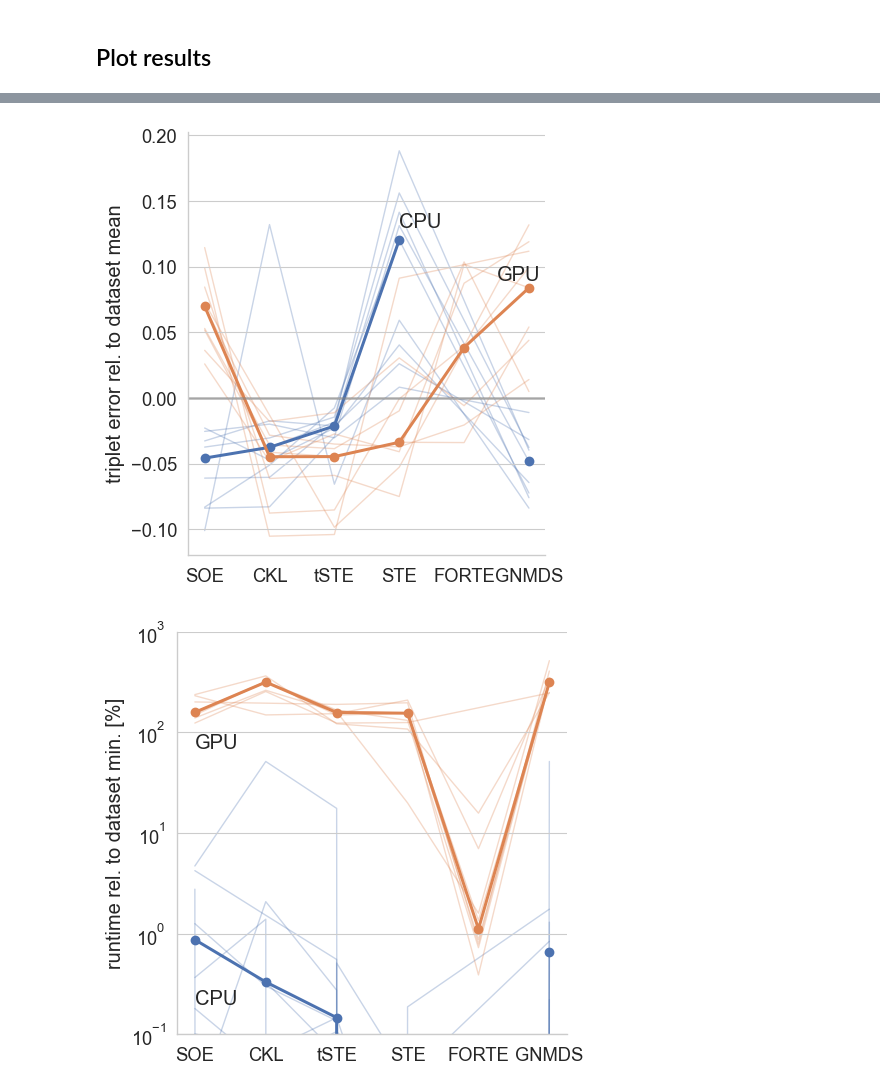
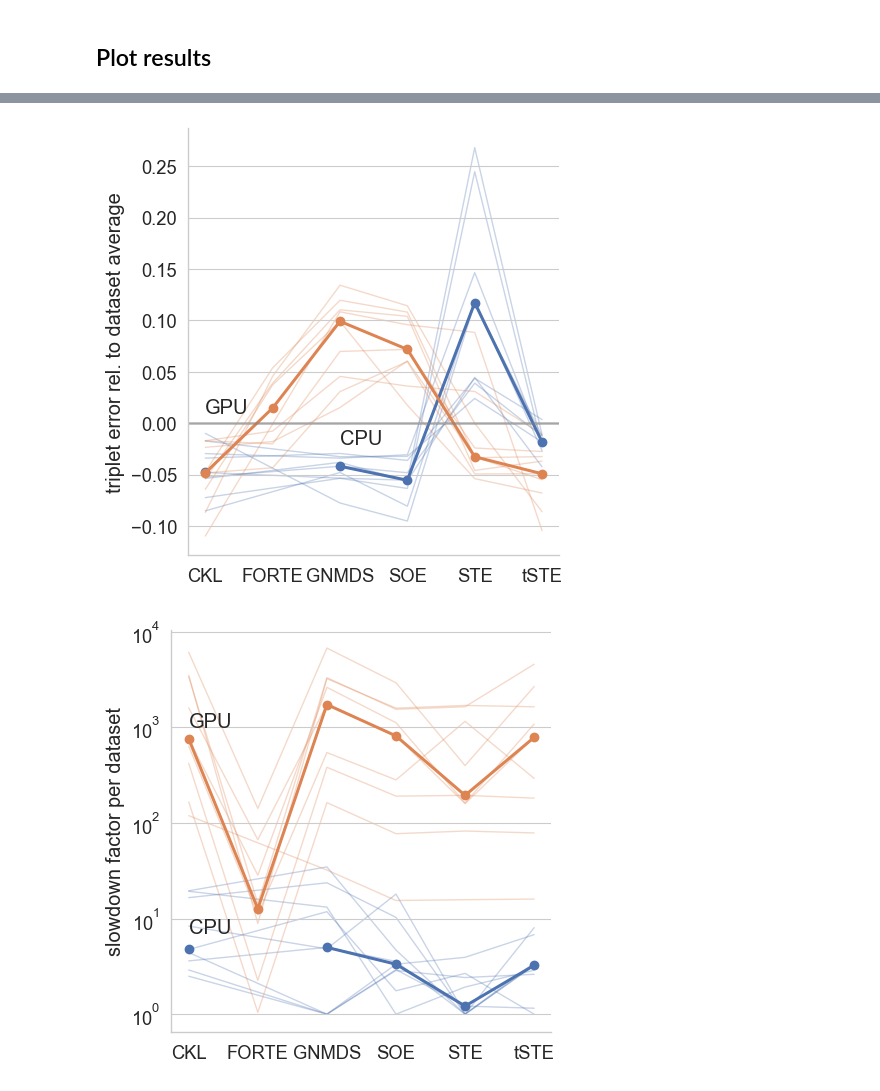
Before and after one commit to cblearn/cblearn-benchmark, a Jupyter notebook: scripts/plot_results.ipynb, the cells around one changed output, grey strips where cells are left out. Saved outputs shown, nothing was run; the diff lists cells and outputs as text; code cells hidden in the pictures.

Commit message:
Update plots with new  runs from March 13

```diff
--- a/scripts/plot_results.ipynb
+++ b/scripts/plot_results.ipynb
@@ -63,7 +63,7 @@ plt.show()
 ## Load results
 # %%
 results = []
-for r in Path('../results').glob('*.json'):
+for r in Path('../results/').glob('*.json'):
     try:
         with r.open('r') as f:
             d = json.load(f)
@@ -187,6 +185,7 @@ plt.savefig(plot_dir / f'time-per-dataset-algorithm_cblearn.png')
 # %%
 def plot_error_improvement(df, y='error', groupby='dataset', kind='point', orient='v', **kwargs):
     x = 'algorithm'
+    df = df.sort_values(by=[x])
     raw_y = y
     y = f'rel_{raw_y}'
     if orient == 'h':
@@ -203,7 +202,7 @@ def plot_error_improvement(df, y='error', groupby='dataset', kind='point', orien
             del this_kwargs['legend']
         sns.lineplot(data=df, x=x, y=y, estimator=None, units=groupby,
                      alpha=0.3, lw=1, color='grey', zorder=0, **this_kwargs)
-    txt = f'triplet error rel. to dataset mean'
+    txt = f'triplet error rel. to dataset average'
     if orient == 'h':
         fg.set(xlabel=txt, ylabel='')
         fg.map(plt.axvline, x=0, color='grey', alpha=0.5, lw=2)
@@ -214,13 +213,15 @@ def plot_error_improvement(df, y='error', groupby='dataset', kind='point', orien
 
 def plot_time_improvement(df, y='cpu_time', groupby='dataset', kind='point', orient='v', **kwargs):
     x = 'algorithm'
+    df = df.sort_values(by=[x])
     raw_y = y
     y = f'rel_{raw_y}'
     if orient == 'h':
         x, y = y, x
+    #mean = df.groupby(groupby)[raw_y].transform('mean')
     min_df = df.groupby(groupby)[raw_y].transform('min')
-    mean = df.groupby(groupby)[raw_y].transform('mean')
-    df[f'rel_{raw_y}'] = (df[raw_y] - min_df) / (mean - min_df) * 100
+    #df[f'rel_{raw_y}'] = (df[raw_y] - min_df) / (mean - min_df) * 100
+    df[f'rel_{raw_y}'] = df[raw_y] / min_df
 
     #df[f'rel_{raw_y}'] = df[f'rel_{raw_y}'] - df[f'rel_{raw_y}'].min()
     fg = sns.catplot(data=df, x=x, y=y, kind=kind,
@@ -233,11 +234,14 @@ def plot_time_improvement(df, y='cpu_time', groupby='dataset', kind='point', ori
             del this_kwargs['legend']
         sns.lineplot(data=df, x=x, y=y, estimator=None, units=groupby,
                      alpha=0.3, lw=1, color='grey', zorder=0, legend=False, **this_kwargs)
-    txt = f'runtime rel. to dataset min. [%]'
+    txt = f'slowdown factor per dataset'
+
     if orient == 'h':
         fg.set(xlabel=txt, ylabel='')
         #fg.map(plt.axvline, x=0, color='grey', alpha=0.5, lw=2)
     else:
+        fg.set(yscale='log')
+        fg.ax.yaxis.set_major_formatter(ScalarFormatter())
         fg.set(ylabel=txt, xlabel='')
         #fg.map(plt.axhline, y=0, color='grey', alpha=0.5, lw=2)
     return fg
@@ -250,6 +254,8 @@ fg.savefig(plot_dir / f'deltaerror-per-algorithm_cblearn.pdf')
 fg.savefig(plot_dir / f'deltaerror-per-algorithm_cblearn.png')
 
 fg = plot_time_improvement(df, y='cpu_time', color='C0')
+fg.set(yscale='log', yticks=[1, 2, 3, 4, 5, 10, 20])
+fg.ax.yaxis.set_major_formatter(ScalarFormatter())
 fg.savefig(plot_dir / f'deltatime-per-algorithm_cblearn.pdf')
 fg.savefig(plot_dir / f'deltatime-per-algorithm_cblearn.png')
 # %% [output]
@@ -283,23 +289,24 @@ fg.savefig(plot_dir / f'deltatime-per-algorithm_cblearn-gpu.png')
 # %%
 df = results.query('library == "cblearn"').copy(deep=True)
 fg = plot_error_improvement(df, hue='proc', hue_order=['CPU', 'GPU'], orient='v', legend=False)
 fg.set_titles('GPU = {col_name}')
-plt.text(4.5, 0.09, 'GPU')
-plt.text(3, 0.13, 'CPU')
+plt.text(0, 0.01, 'GPU')
+plt.text(2, -0.02, 'CPU')
 fg.savefig(plot_dir / f'deltaerror-per-algorithm_cblearn-all.pdf')
 fg.savefig(plot_dir / f'deltaerror-per-algorithm_cblearn-all.png')
 
 fg = plot_time_improvement(df, hue='proc', hue_order=['CPU', 'GPU'], legend=False)
-plt.text(0, 70, 'GPU')
-plt.text(0, 0.2, 'CPU')
+
+plt.text(0, 1000, 'GPU')
+plt.text(0, 7, 'CPU')
 #fg.legend.set_title('')
-fg.set(yscale='log', ylim=(0.1, 1000))
+fg.set(yscale='log')
 #sns.move_legend(fg, 'upper left', frameon=True, bbox_to_anchor=(0.3, 0.8))
 fg.savefig(plot_dir / f'deltatime-per-algorithm_cblearn-all.pdf')
 fg.savefig(plot_dir / f'deltatime-per-algorithm_cblearn-all.png')
 # %% [output]
-[figure, old version]
+[figure, new version]
-[figure, old version]
+[figure, new version]
 # %%
 df = results[results.algorithm.isin(['SOE', 'STE', 'tSTE', 'CKL', 'GNMDS']) & ~results.is_gpu].copy(deep=True)
 df = df.sort_values(by=['dataset', 'algorithm'])
```
Also changed, not shown: parts of 13 cells of this notebook, 36 other files.
